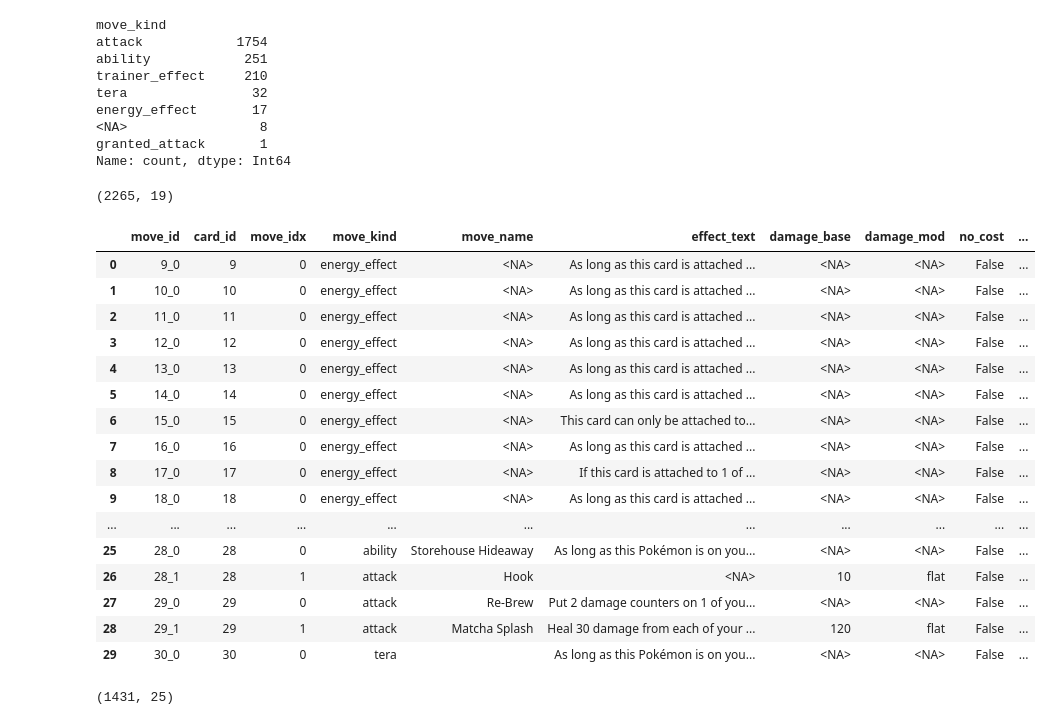
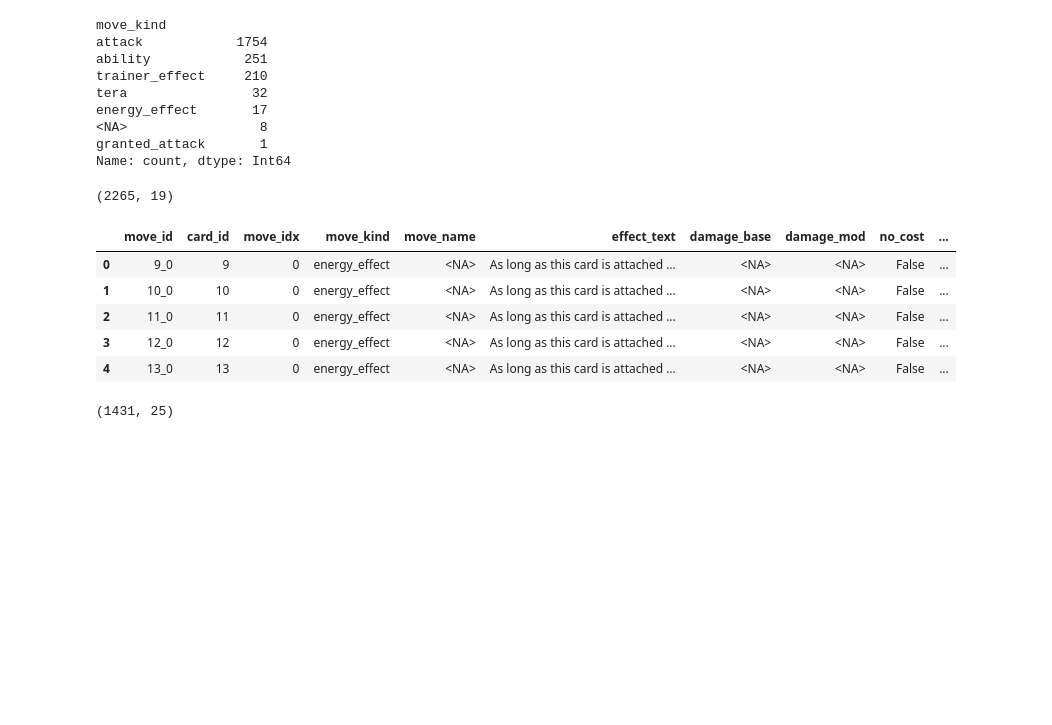
Before and after one commit to tam-pr/tcg_bot, a Jupyter notebook: notebooks/data_processing.ipynb, the cells around one changed output. Cells and saved outputs as stored; diff of their text form; code cells hidden in the pictures; blank space fills up the shorter version.

```diff
--- a/notebooks/data_processing.ipynb
+++ b/notebooks/data_processing.ipynb
@@ -326,37 +326,26 @@ Name: count, dtype: Int64
 # %%
 cost_cols = [c for c in df.columns if c.startswith("cost_") and c != "cost_total"]
 
 # rows with neither a move nor an effect (the 8 Basic Energy) are not moves
 moves = df[df["move_kind"].notna()].copy()
 moves["move_idx"] = moves.groupby("card_id").cumcount()
 moves["move_id"] = moves["card_id"].astype(str) + "_" + moves["move_idx"].astype(str)
 
 moves = moves[[
     "move_id", "card_id", "move_idx", "move_kind", "move_name", "effect_text",
     "damage_base", "damage_mod", "no_cost", "cost_total", *cost_cols,
 ]].reset_index(drop=True)
 
 print(moves.shape)   # expect (2265, 19)
-moves.head(30)
+moves.head()
 # %% [output]
 (2265, 19)
 |  | move_id | card_id | move_idx | move_kind | move_name | effect_text | damage_base | damage_mod | no_cost | ... |
 | 0 | 9_0 | 9 | 0 | energy_effect | <NA> | As long as this card is attached ... | <NA> | <NA> | False | ... |
 | 1 | 10_0 | 10 | 0 | energy_effect | <NA> | As long as this card is attached ... | <NA> | <NA> | False | ... |
 | 2 | 11_0 | 11 | 0 | energy_effect | <NA> | As long as this card is attached ... | <NA> | <NA> | False | ... |
 | 3 | 12_0 | 12 | 0 | energy_effect | <NA> | As long as this card is attached ... | <NA> | <NA> | False | ... |
 | 4 | 13_0 | 13 | 0 | energy_effect | <NA> | As long as this card is attached ... | <NA> | <NA> | False | ... |
-| 5 | 14_0 | 14 | 0 | energy_effect | <NA> | As long as this card is attached ... | <NA> | <NA> | False | ... |
-| 6 | 15_0 | 15 | 0 | energy_effect | <NA> | This card can only be attached to... | <NA> | <NA> | False | ... |
-| 7 | 16_0 | 16 | 0 | energy_effect | <NA> | As long as this card is attached ... | <NA> | <NA> | False | ... |
-| 8 | 17_0 | 17 | 0 | energy_effect | <NA> | If this card is attached to 1 of ... | <NA> | <NA> | False | ... |
-| 9 | 18_0 | 18 | 0 | energy_effect | <NA> | As long as this card is attached ... | <NA> | <NA> | False | ... |
-| ... | ... | ... | ... | ... | ... | ... | ... | ... | ... | ... |
-| 25 | 28_0 | 28 | 0 | ability | Storehouse Hideaway | As long as this Pokémon is on you... | <NA> | <NA> | False | ... |
-| 26 | 28_1 | 28 | 1 | attack | Hook | <NA> | 10 | flat | False | ... |
-| 27 | 29_0 | 29 | 0 | attack | Re-Brew | Put 2 damage counters on 1 of you... | <NA> | <NA> | False | ... |
-| 28 | 29_1 | 29 | 1 | attack | Matcha Splash | Heal 30 damage from each of your ... | 120 | flat | False | ... |
-| 29 | 30_0 | 30 | 0 | tera |  | As long as this Pokémon is on you... | <NA> | <NA> | False | ... |
 # %%
 card_cols = [
     "card_name", "expansion", "collection_no", "family", "card_kind", "rule", "category",
```
Also changed, not shown: 6 other files.
